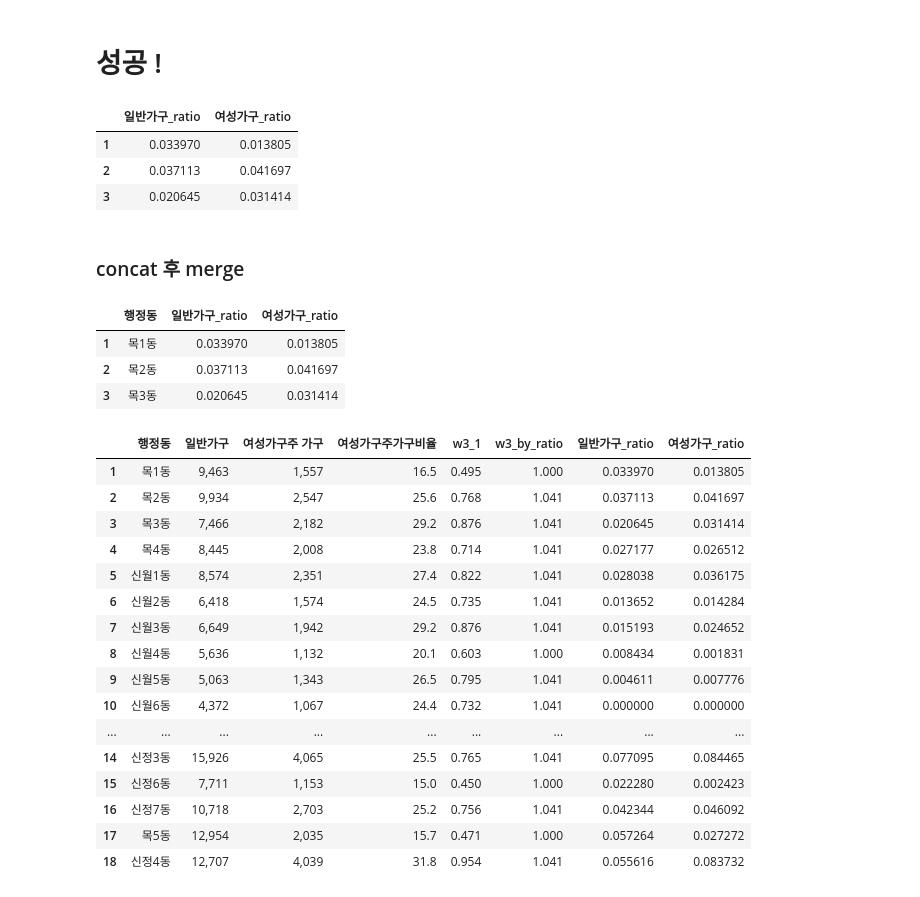
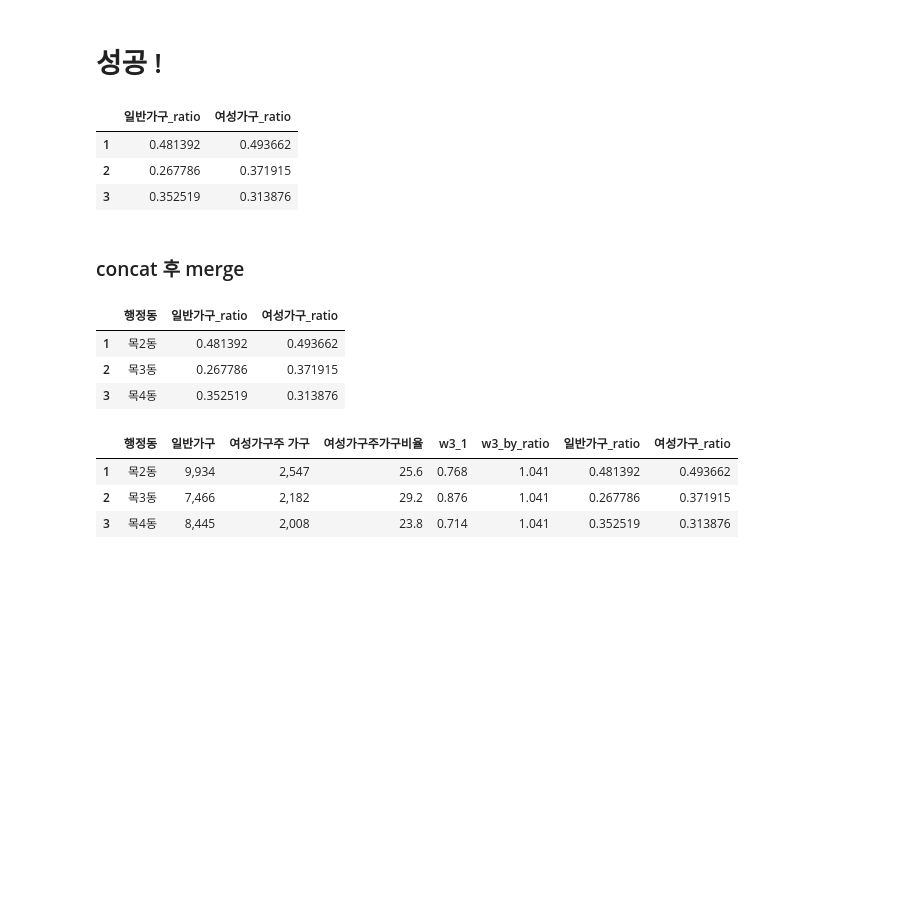
Before and after one commit to AdonisHan/yc_cctv_1214, a Jupyter notebook: data_for_emd_cctv_1214.ipynb, the cells around one changed output. Saved outputs shown, nothing was run; the diff lists cells and outputs as text; code cells hidden in the pictures; blank space fills up the shorter version.

Commit message:
1215_15:00
1215_15:00
w1,w2,w3 merged

```diff
--- a/data_for_emd_cctv_1214.ipynb
+++ b/data_for_emd_cctv_1214.ipynb
@@ -65,0 +86,2 @@ w2 = pd.read_csv('행정동별_단독주택_w2.csv')
+# %%
+w2.drop(df.loc[df['동']=='소계'].index, inplace=True)
@@ -556,3 +595,6 @@ w2_corr[1:2]
+# %%
+# 소계가 있군?? 지우기!
+w3.drop(w3.loc[w3['행정동']=='소계'].index, inplace=True)
 # %%
 w3[1:5]
 # %% [output]
@@ -671,9 +715,9 @@ df2_w3 = pd.DataFrame(mnscaler.fit_transform(w3_usecol_3.loc[ : ,'일반가구':
 df2_w3[1:4]
 # %% [output]
 |  | 일반가구_ratio | 여성가구_ratio |
-| 1 | 0.033970 | 0.013805 |
-| 2 | 0.037113 | 0.041697 |
-| 3 | 0.020645 | 0.031414 |
+| 1 | 0.481392 | 0.493662 |
+| 2 | 0.267786 | 0.371915 |
+| 3 | 0.352519 | 0.313876 |
 # %% [markdown]
 ### concat 후 merge
 # %%
@@ -682,28 +726,15 @@ w3_scaling = pd.concat([df1_w3,df2_w3],axis=1)
 w3_scaling[1:4]
 # %% [output]
 |  | 행정동 | 일반가구_ratio | 여성가구_ratio |
-| 1 | 목1동 | 0.033970 | 0.013805 |
-| 2 | 목2동 | 0.037113 | 0.041697 |
-| 3 | 목3동 | 0.020645 | 0.031414 |
+| 1 | 목2동 | 0.481392 | 0.493662 |
+| 2 | 목3동 | 0.267786 | 0.371915 |
+| 3 | 목4동 | 0.352519 | 0.313876 |
 # %%
 w3_merged = pd.merge(w3_usecol,w3_scaling,on = ['행정동'])
 # %%
-w3_merged[1:19]
+w3_merged[1:4]
 # %% [output]
 |  | 행정동 | 일반가구 | 여성가구주 가구 | 여성가구주가구비율 | w3_1 | w3_by_ratio | 일반가구_ratio | 여성가구_ratio |
-| 1 | 목1동 | 9,463 | 1,557 | 16.5 | 0.495 | 1.000 | 0.033970 | 0.013805 |
-| 2 | 목2동 | 9,934 | 2,547 | 25.6 | 0.768 | 1.041 | 0.037113 | 0.041697 |
-| 3 | 목3동 | 7,466 | 2,182 | 29.2 | 0.876 | 1.041 | 0.020645 | 0.031414 |
-| 4 | 목4동 | 8,445 | 2,008 | 23.8 | 0.714 | 1.041 | 0.027177 | 0.026512 |
-| 5 | 신월1동 | 8,574 | 2,351 | 27.4 | 0.822 | 1.041 | 0.028038 | 0.036175 |
-| 6 | 신월2동 | 6,418 | 1,574 | 24.5 | 0.735 | 1.041 | 0.013652 | 0.014284 |
-| 7 | 신월3동 | 6,649 | 1,942 | 29.2 | 0.876 | 1.041 | 0.015193 | 0.024652 |
-| 8 | 신월4동 | 5,636 | 1,132 | 20.1 | 0.603 | 1.000 | 0.008434 | 0.001831 |
-| 9 | 신월5동 | 5,063 | 1,343 | 26.5 | 0.795 | 1.041 | 0.004611 | 0.007776 |
-| 10 | 신월6동 | 4,372 | 1,067 | 24.4 | 0.732 | 1.041 | 0.000000 | 0.000000 |
-| ... | ... | ... | ... | ... | ... | ... | ... | ... |
-| 14 | 신정3동 | 15,926 | 4,065 | 25.5 | 0.765 | 1.041 | 0.077095 | 0.084465 |
-| 15 | 신정6동 | 7,711 | 1,153 | 15.0 | 0.450 | 1.000 | 0.022280 | 0.002423 |
-| 16 | 신정7동 | 10,718 | 2,703 | 25.2 | 0.756 | 1.041 | 0.042344 | 0.046092 |
-| 17 | 목5동 | 12,954 | 2,035 | 15.7 | 0.471 | 1.000 | 0.057264 | 0.027272 |
-| 18 | 신정4동 | 12,707 | 4,039 | 31.8 | 0.954 | 1.041 | 0.055616 | 0.083732 |
+| 1 | 목2동 | 9,934 | 2,547 | 25.6 | 0.768 | 1.041 | 0.481392 | 0.493662 |
+| 2 | 목3동 | 7,466 | 2,182 | 29.2 | 0.876 | 1.041 | 0.267786 | 0.371915 |
+| 3 | 목4동 | 8,445 | 2,008 | 23.8 | 0.714 | 1.041 | 0.352519 | 0.313876 |
```
Also changed, not shown: parts of 32 cells of this notebook.
